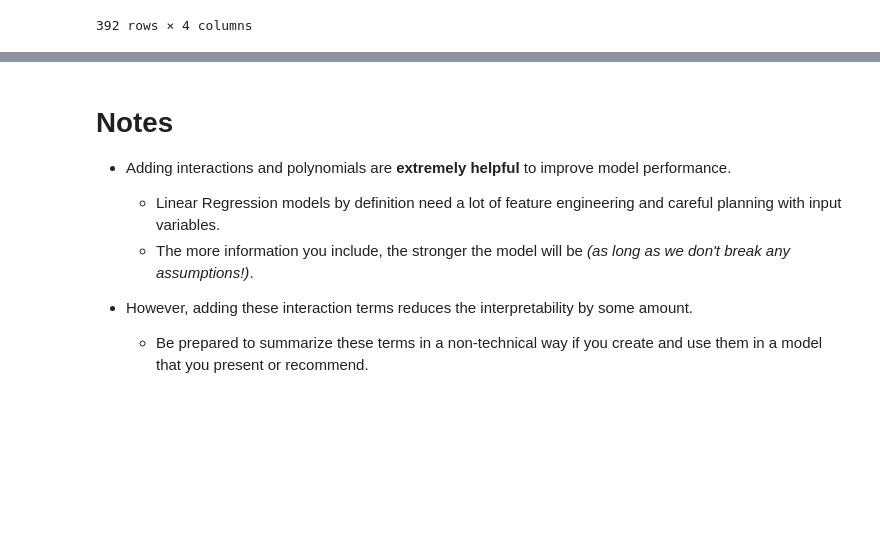
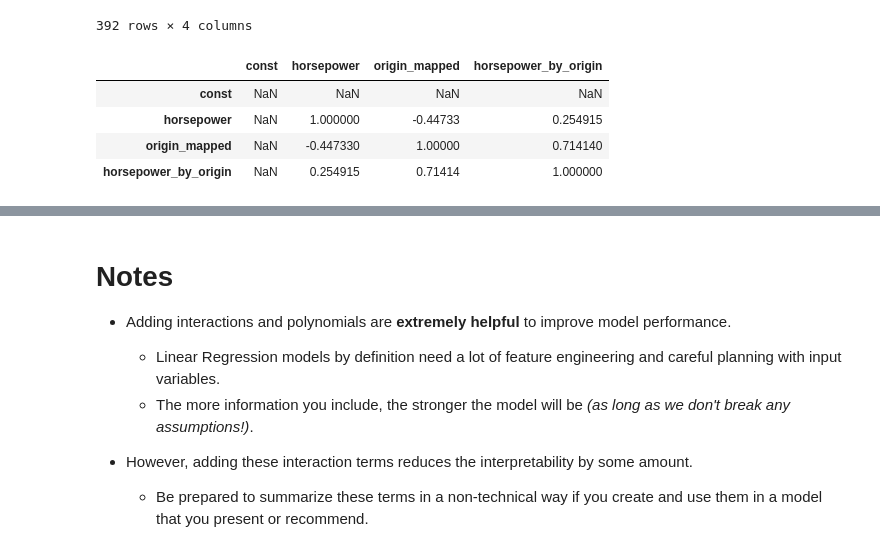
Before and after one commit to cwf231/StudyGroups, a Jupyter notebook: StudyGroupNotes/Phase_2/2.20_extensions_to_linear_models.ipynb, the cells around one changed output, grey strips where cells are left out. Drawn from its saved outputs; the diff is of its cells as text; code cells hidden in the pictures; blank space fills up the shorter version.

```diff
--- a/StudyGroupNotes/Phase_2/2.20_extensions_to_linear_models.ipynb
+++ b/StudyGroupNotes/Phase_2/2.20_extensions_to_linear_models.ipynb
@@ -312,3 +340,11 @@ X_const
 | 396 | 1.0 | 79.0 | 1 | 79.0 |
 | 397 | 1.0 | 82.0 | 1 | 82.0 |
 392 rows × 4 columns
+# %%
+X_const.corr()
+# %% [output]
+|  | const | horsepower | origin_mapped | horsepower_by_origin |
+| const | NaN | NaN | NaN | NaN |
+| horsepower | NaN | 1.000000 | -0.44733 | 0.254915 |
+| origin_mapped | NaN | -0.447330 | 1.00000 | 0.714140 |
+| horsepower_by_origin | NaN | 0.254915 | 0.71414 | 1.000000 |
```
Also changed, not shown: parts of 11 cells of this notebook.
